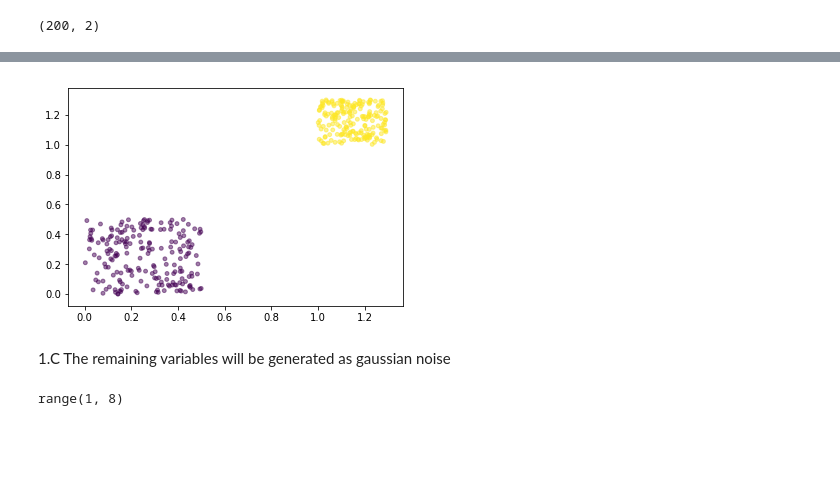
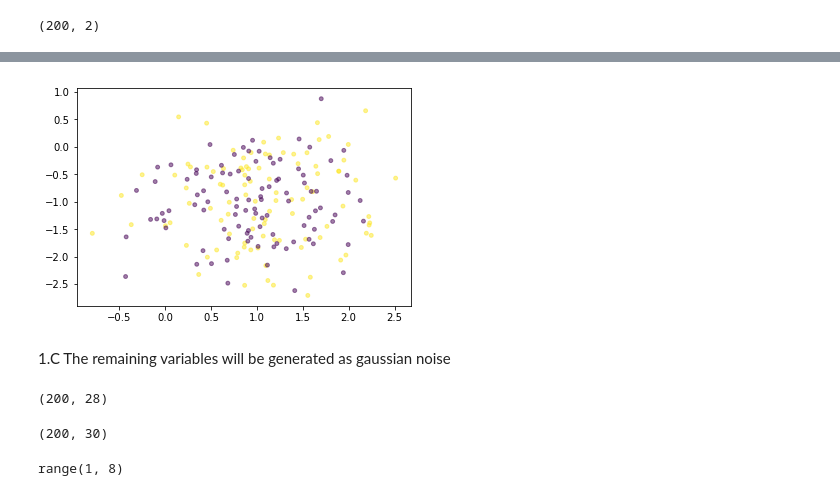
Before and after one commit to saratrajput/mlcc, a Jupyter notebook: mlccProject.ipynb, the cells around one changed output, grey strips where cells are left out. Cells and saved outputs as stored; diff of their text form; code cells hidden in the pictures; blank space fills up the shorter version.

```diff
--- a/mlccProject.ipynb
+++ b/mlccProject.ipynb
@@ -81,12 +81,12 @@ def MixGauss(means, sigmas, n):
         Yi = zeros((n, 1))
 
         for j in range(n):
-            x = sigmaOfI * random.rand(numRowsOfMeans, 1) + meansOfColumnI
+            x = sigmaOfI * random.randn(numRowsOfMeans, 1) + meansOfColumnI
             Xi[j, :] = squeeze(asarray(x))
             Yi[j] = i+1
 
-        tempXi = Xi
-        tempYi = Yi
+#         tempXi = Xi
+#         tempYi = Yi
 
         X.append(Xi)
         Y.append(Yi)
@@ -97,7 +97,7 @@ def MixGauss(means, sigmas, n):
 #         X[100:200,:] = Xi
 #         Y[0:100,:] = tempYi
 #         Y[100:200,:] = Yi
-    return X, Y, tempXi, tempYi
+    return X, Y
 # %%
 # def mixGauss(means=None, sigmas=None, n=None):
 #     #
@@ -145,10 +145,12 @@ def MixGauss(means, sigmas, n):
 # [Xtr, Ytr] = MixGauss([[0;0],[1;1]],[0.5,0.3],100);
 # array([[1.,2.,3.], [4.,5.,6.]])
 # %%
-X, Y, tempX, tempY = MixGauss(matrix([[0,1],[0,1]]), array([[0.5], [0.3]]), 100)
+Xtr, Ytr = MixGauss(matrix([[1,1],[-1,-1]]), array([[0.7], [0.7]]), 100)
 # %%
-X = concatenate(X, axis=0)
-Y = concatenate(Y, axis=0)
-shape(X)
+Xtr = concatenate(Xtr, axis=0)
+Ytr = concatenate(Ytr, axis=0)
+shape(Xtr)
 # %% [output]
 (200, 2)
+# %%
+Ytr[Ytr==2] = -1
@@ -155,8 +206,8 @@ shape(X)
 # %%
-plt.scatter(X[:,0], X[:,1], s=15, c=Y, alpha=0.5)
+plt.scatter(Xtr[:,0], Xtr[:,1], s=15, c=Ytr, alpha=0.5)
 plt.show()
 # %% [output]
-[figure, old version]
+[figure, new version]
 # %% [markdown]
 1.C The remaining variables will be generated as gaussian noise
 # %%
@@ -167,0 +219,5 @@ Xts_noise = sigma_noise*random.rand(2*N,D-2);
+# %%
+# Xtr = concatenate(Xtr, Xtr_noise, axis = 1)
+shape(Xtr_noise)
+# %% [output]
+(200, 28)
@@ -168,3 +227,7 @@ Xts_noise = sigma_noise*random.rand(2*N,D-2);
+# %%
+Xtr.shape
+# %% [output]
+(200, 30)
 # %%
 # function [V, d, X_proj] = PCA(X, k)
 # % [V, d, X_proj] = PCA(X, k)
```
Also changed, not shown: parts of 7 cells of this notebook, 2 other files.
